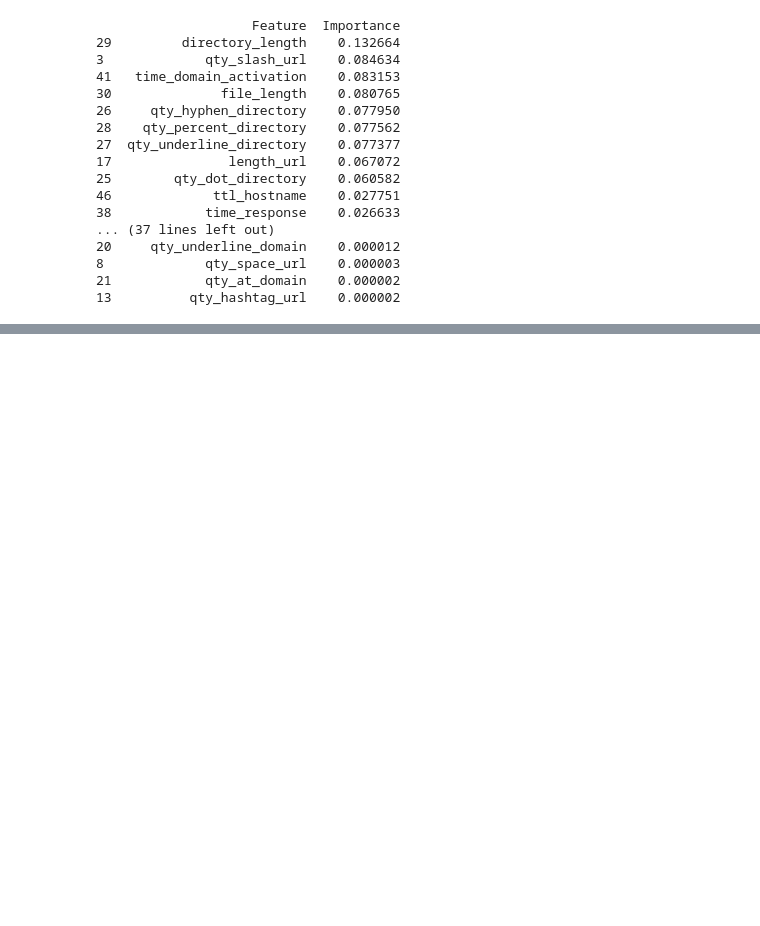
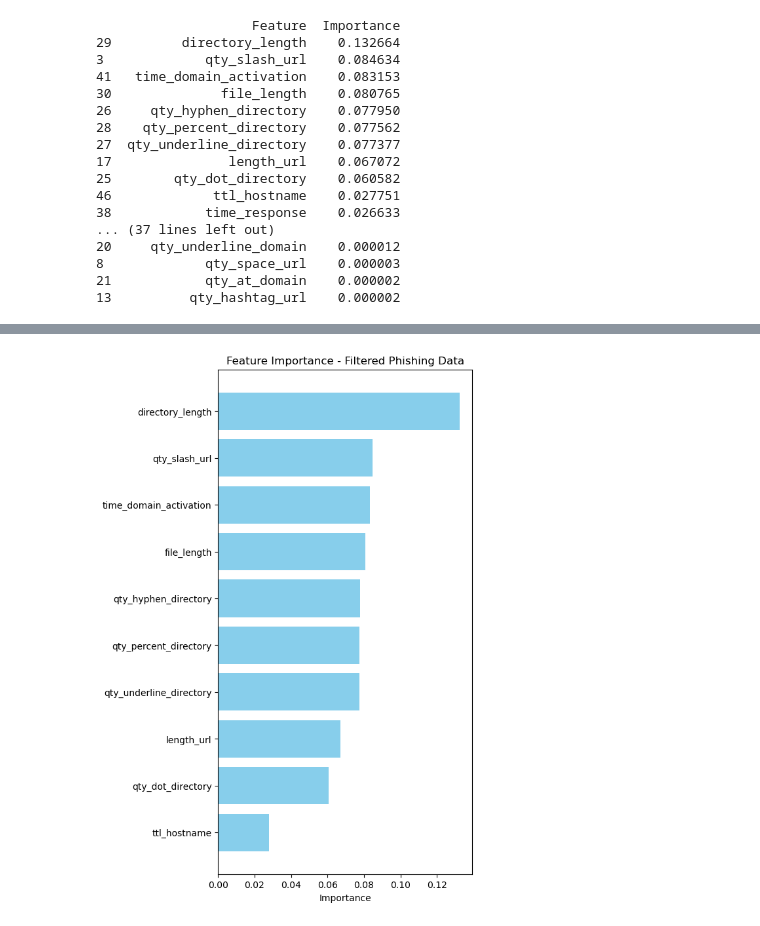
Before and after one commit to brian-campbell/ai-bootcamp-project-2, a Jupyter notebook: phishing_basic_analysis.ipynb, the cells around one changed output, grey strips where cells are left out. Cells and saved outputs as stored; diff of their text form; code cells hidden in the pictures; blank space fills up the shorter version.

```diff
--- a/phishing_basic_analysis.ipynb
+++ b/phishing_basic_analysis.ipynb
@@ -284,0 +346,18 @@ plt.show()
+# %%
+# Create a bar plot for feature importance
+#print(type(feature_importance_df["Feature"]))
+
+df_features = feature_importance_df.iloc[0:10, [0]].squeeze ()
+
+#feature_importance_df["Feature"]
+df_importances = feature_importance_df.iloc[0:10, [1]].squeeze ()
+#print (df_importances)
+
+plt.figure(figsize=(5, 10))
+plt.barh(df_features, df_importances, color='skyblue')
+plt.xlabel('Importance')
+plt.title('Feature Importance - Filtered Phishing Data')
+plt.gca().invert_yaxis()  # Invert y-axis for better visualization
+plt.show()
+# %% [output]
+[figure, added]
```
Also changed, not shown: parts of 3 cells of this notebook.
